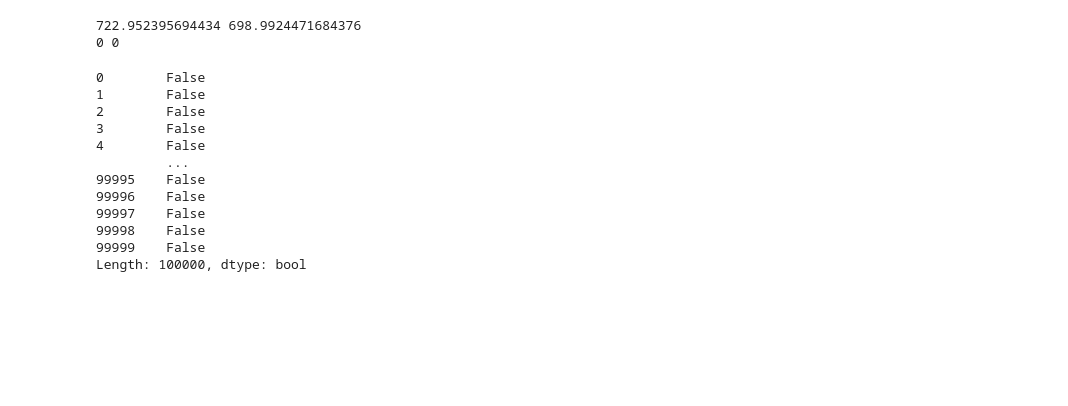
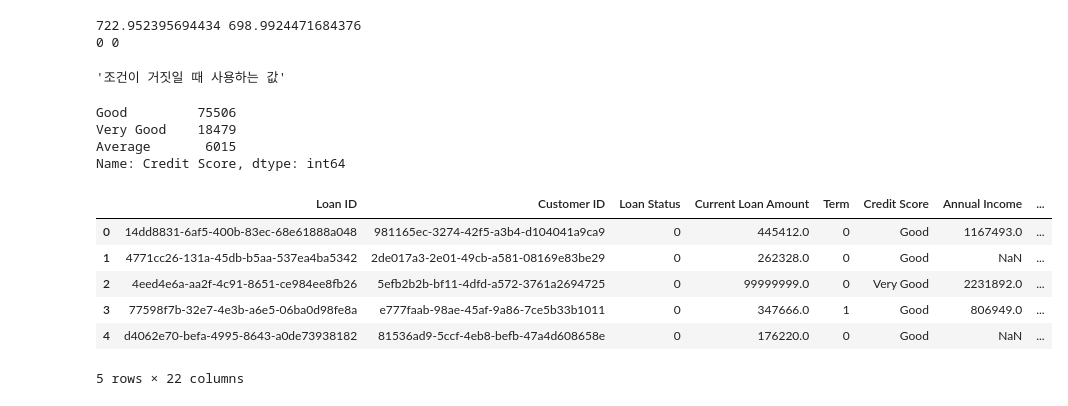
Before and after one commit to shared-repo/ssac-academy, a Jupyter notebook: workspace/code-workspace/ml/h.example.ipynb, the cells around one changed output. Drawn from its saved outputs; the diff is of its cells as text; code cells hidden in the pictures; blank space fills up the shorter version.

```diff
--- a/workspace/code-workspace/ml/h.example.ipynb
+++ b/workspace/code-workspace/ml/h.example.ipynb
@@ -271,18 +271,52 @@ credit_df.loc[lterm_credit_score_na_rows, 'Credit Score'] = lterm_credit_score_m
 # %% [output]
 722.952395694434 698.9924471684376
 0 0
-# %%
-(credit_df['Term'] == 0) & (credit_df['Credit Score'].isna())
-# %% [output]
-0        False
-1        False
-2        False
-3        False
-4        False
-         ...
-99995    False
-99996    False
-99997    False
-99998    False
-99999    False
-Length: 100000, dtype: bool
+# %%
+# 문법 테스트 코드
+abc = 10
+'조건이 참일 때 사용하는 값' if abc != 10 else '조건이 거짓일 때 사용하는 값'
+# %% [output]
+'조건이 거짓일 때 사용하는 값'
+# %%
+# 양적 데이터를 범주형 데이터로 변경 (Credit Score 컬럼에 대해 적용)
+
+credit_df['Credit Score'] = credit_df['Credit Score'].map(lambda v: 'Poor' if v < 580
+                                                                           else 'Average' if v < 670
+                                                                                          else 'Good' if v < 740
+                                                                                                      else 'Very Good' if v < 800
+                                                                                                                       else 'Exceptional')
+# %%
+# 범주형 데이터로 변경한 내용 확인
+
+credit_df['Credit Score'].value_counts()
+# %% [output]
+Good         75506
+Very Good    18479
+Average       6015
+Name: Credit Score, dtype: int64
+# %%
+# 범주형 데이터 인코딩 (세 개 이상의 범주 값이 있고 각 값은 서로 대등한 경우)
+
+# 테스트 1
+# from sklearn.preprocessing import OneHotEncoder
+
+# # print( OneHotEncoder().fit_transform(credit_df['Credit Score'].values.reshape(-1, 1)) )
+# OneHotEncoder().fit_transform( credit_df['Credit Score'].values.reshape(-1, 1) ).toarray()[:5]
+
+# 테스트 2
+# pd.get_dummies(credit_df['Credit Score'], drop_first=True).head() # drop_first : 3개의  범주 중에서 하나는 빼고 one-hot-encoding
+
+# 적용
+one_hot_encoded_credit_score = pd.get_dummies(credit_df['Credit Score'], drop_first=False).head()
+credit_df = credit_df.join(one_hot_encoded_credit_score) # OneHotEncoded 처리한 데이터프레임과 원래 데이터프레임 결합
+# %%
+credit_df.rename(columns={ 'Good': 'Credit Good', 'Very Good': 'Credit Very Good', 'Average': 'Credit Average' }, inplace=True)
+credit_df.head()
+# %% [output]
+|  | Loan ID | Customer ID | Loan Status | Current Loan Amount | Term | Credit Score | Annual Income | ... |
+| 0 | 14dd8831-6af5-400b-83ec-68e61888a048 | 981165ec-3274-42f5-a3b4-d104041a9ca9 | 0 | 445412.0 | 0 | Good | 1167493.0 | ... |
+| 1 | 4771cc26-131a-45db-b5aa-537ea4ba5342 | 2de017a3-2e01-49cb-a581-08169e83be29 | 0 | 262328.0 | 0 | Good | NaN | ... |
+| 2 | 4eed4e6a-aa2f-4c91-8651-ce984ee8fb26 | 5efb2b2b-bf11-4dfd-a572-3761a2694725 | 0 | 99999999.0 | 0 | Very Good | 2231892.0 | ... |
+| 3 | 77598f7b-32e7-4e3b-a6e5-06ba0d98fe8a | e777faab-98ae-45af-9a86-7ce5b33b1011 | 0 | 347666.0 | 1 | Good | 806949.0 | ... |
+| 4 | d4062e70-befa-4995-8643-a0de73938182 | 81536ad9-5ccf-4eb8-befb-47a4d608658e | 0 | 176220.0 | 0 | Good | NaN | ... |
+5 rows × 22 columns
```
Also changed, not shown: parts of 1 cell of this notebook.
